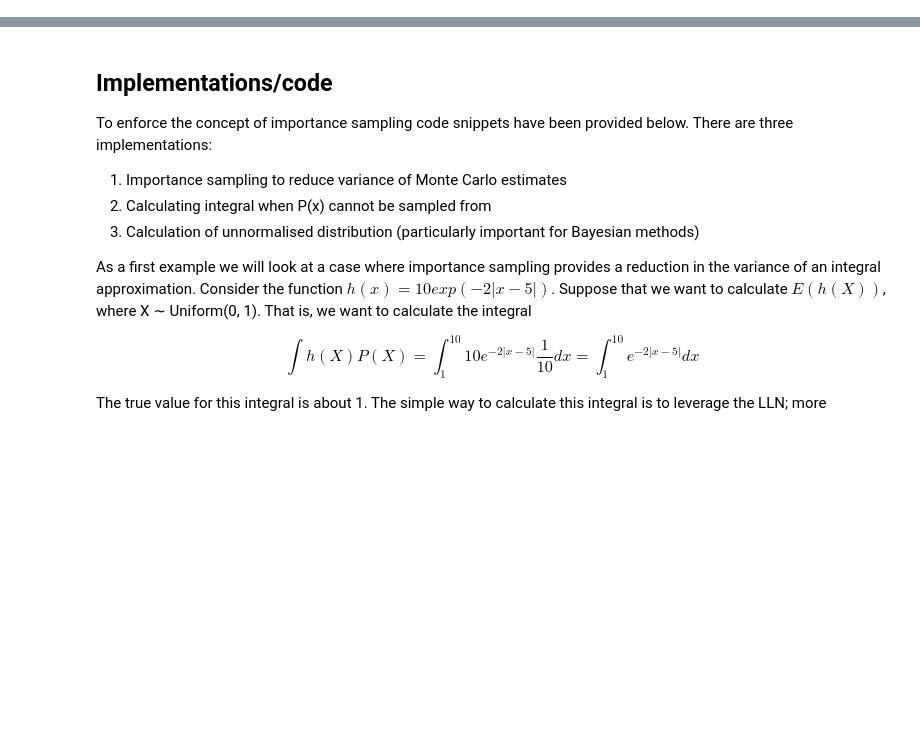
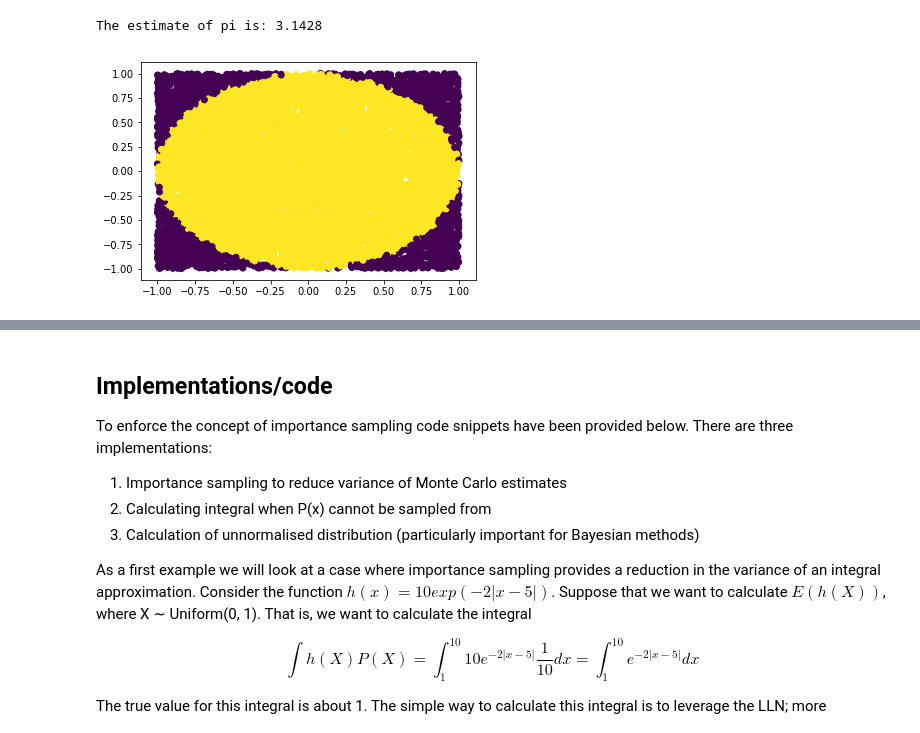
Before and after one commit to jackleekopij/Probabilistic-ML, a Jupyter notebook: Importance sampling.ipynb, the cells around one changed output, grey strips where cells are left out. Cells and saved outputs as stored; diff of their text form; code cells hidden in the pictures; blank space fills up the shorter version.

```diff
--- a/Importance sampling.ipynb
+++ b/Importance sampling.ipynb
@@ -1 +28,27 @@
+# %%
+import numpy as np
+import math
+import matplotlib.pyplot as plt
+
+NUM_SIMULATIONS = 10000
+
+x_ = np.random.uniform(-1,1,NUM_SIMULATIONS)
+y_ = np.random.uniform(-1,1,NUM_SIMULATIONS)
+cond_ind = []
+
+for i in range(NUM_SIMULATIONS):
+    if math.sqrt(x_[i]**2 + y_[i]**2) < 1:
+        cond_ind.append(1)
+    else:
+        cond_ind.append(0)
+
+# Estimate pi using the previous formula
+pi_estimate = 4 * sum(cond_ind)/len(cond_ind)
+print("The estimate of pi is: {}".format(pi_estimate))
+
+plt.scatter(x_,y_, c = cond_ind)
+plt.show()
+# %% [output]
+The estimate of pi is: 3.1428
+[figure, added]
 # %% [markdown]
```
Also changed, not shown: parts of 4 cells of this notebook.
